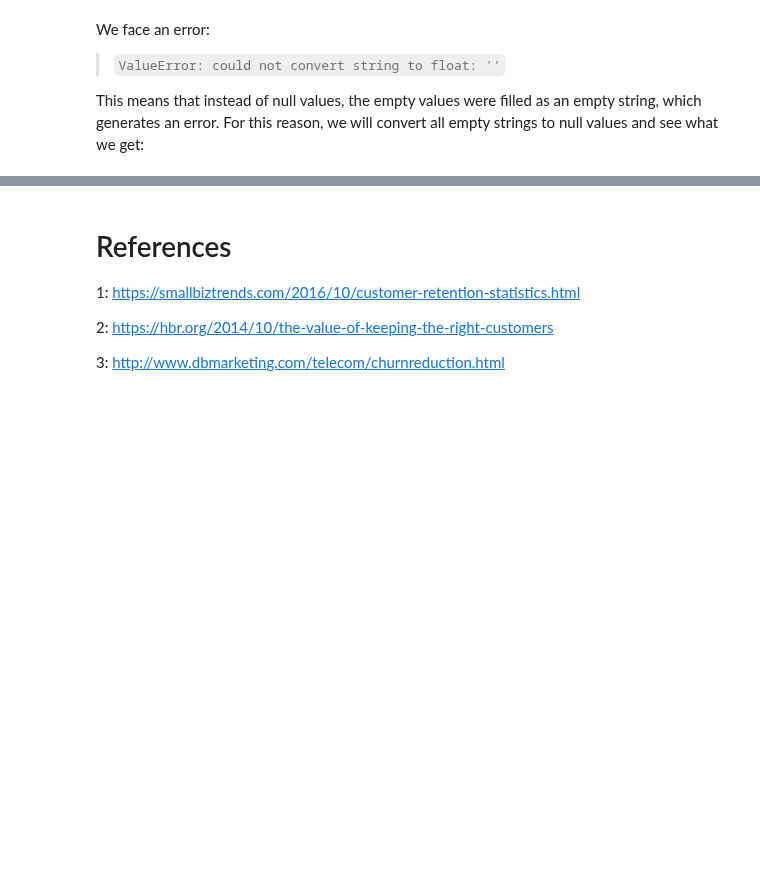
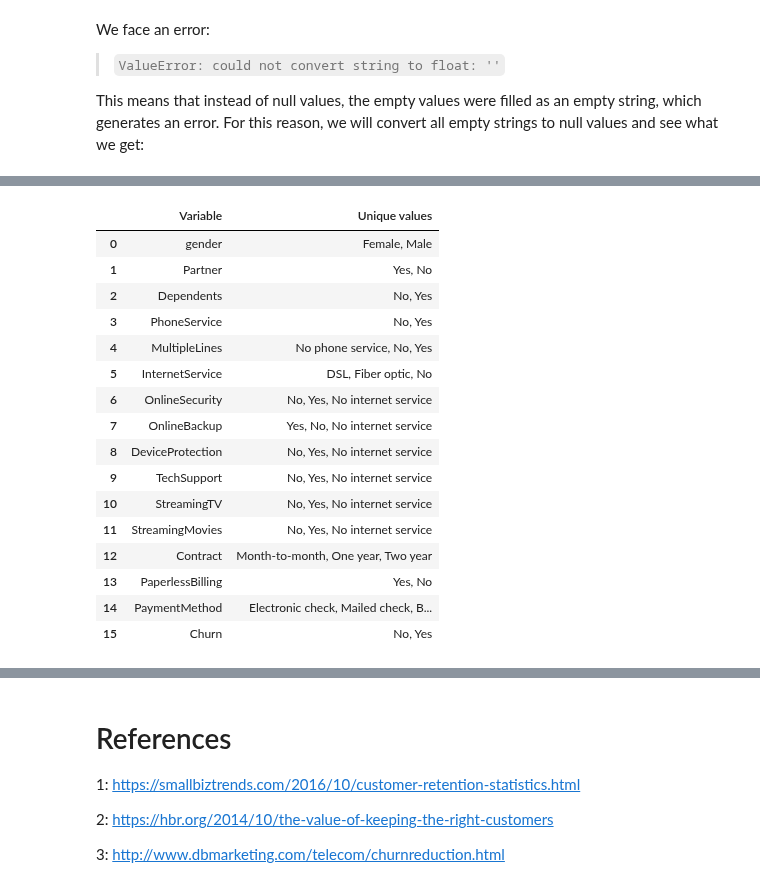
Before and after one commit to cfantecelle/data_science_portfolio, a Jupyter notebook: project_churn/churn_prediction.ipynb, the cells around one changed output, grey strips where cells are left out. Cells and saved outputs as stored; diff of their text form; code cells hidden in the pictures; blank space fills up the shorter version.

```diff
--- a/project_churn/churn_prediction.ipynb
+++ b/project_churn/churn_prediction.ipynb
@@ -174,0 +226,19 @@ dtype: int64
+# %%
+# Defining function to print nice table
+def uniqueValuesPerColumn(df):
+    """
+    Takes a dataframe and counts unique values in each
+    categorical column of the dataset.
+    """
+
+    variables = df.select_dtypes('object').columns.to_list()
+
+    unique_values = []
+
+    for variable in variables:
+        unique_values.append(', '.join(df[variable].unique()))
+
+    unique_df = pd.DataFrame({'Variable': variables,
+                              'Unique values': unique_values})
+
+    return(unique_df)
@@ -174,0 +248,22 @@ dtype: int64
+# %%
+# Now getting unique values:
+pd.option_context('display.max_colwidth', -1)
+uniqueValuesPerColumn(df_clean)
+# %% [output]
+|  | Variable | Unique values |
+| 0 | gender | Female, Male |
+| 1 | Partner | Yes, No |
+| 2 | Dependents | No, Yes |
+| 3 | PhoneService | No, Yes |
+| 4 | MultipleLines | No phone service, No, Yes |
+| 5 | InternetService | DSL, Fiber optic, No |
+| 6 | OnlineSecurity | No, Yes, No internet service |
+| 7 | OnlineBackup | Yes, No, No internet service |
+| 8 | DeviceProtection | No, Yes, No internet service |
+| 9 | TechSupport | No, Yes, No internet service |
+| 10 | StreamingTV | No, Yes, No internet service |
+| 11 | StreamingMovies | No, Yes, No internet service |
+| 12 | Contract | Month-to-month, One year, Two year |
+| 13 | PaperlessBilling | Yes, No |
+| 14 | PaymentMethod | Electronic check, Mailed check, B... |
+| 15 | Churn | No, Yes |
```
Also changed, not shown: parts of 19 cells of this notebook, 2 other files.
